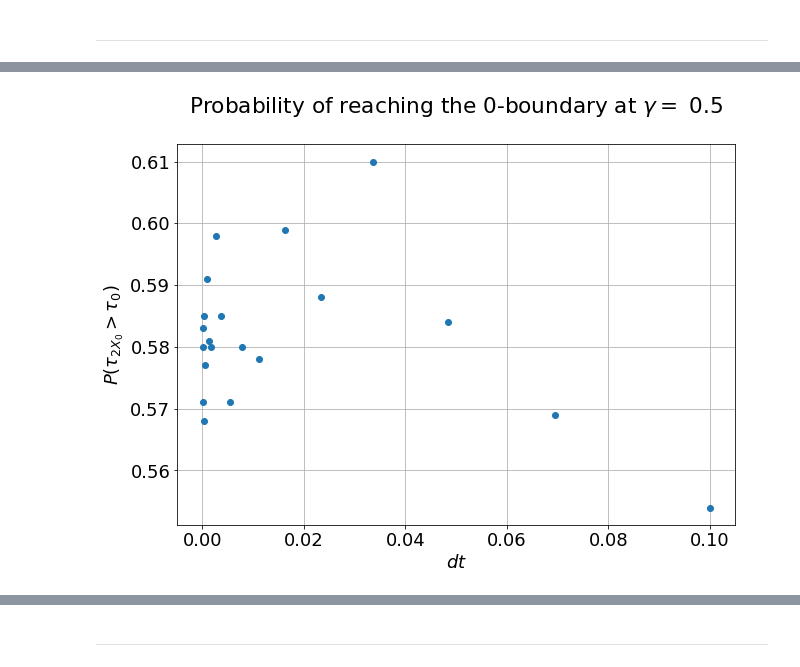
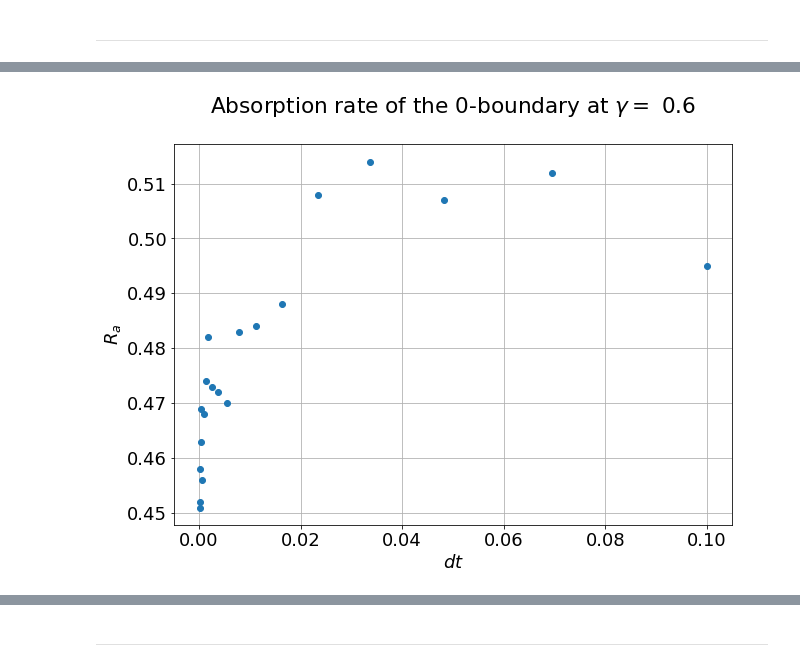
Before and after one commit to baskayj/Boundary-behavior-in-stochastic-differential-equations-used-in-Finance, a Jupyter notebook: CIR_Boundary_Project.ipynb, the cells around one changed output, grey strips where cells are left out. Drawn from its saved outputs; the diff is of its cells as text; code cells hidden in the pictures.

```diff
--- a/CIR_Boundary_Project.ipynb
+++ b/CIR_Boundary_Project.ipynb
@@ -2405,12 +2743,12 @@ plt.grid()
 # %%
-i = 4
+i = 5
 plt.figure(figsize=(10,7))
 plt.plot(var2,R[i,:],"o")
 
-plt.title(f"Probability of reaching the 0-boundary at $\gamma = $ {var[i]}\n")
+plt.title(f"Absorption rate of the 0-boundary at $\gamma = $ {var[i]}\n")
 
 plt.xlabel("$dt$")
-plt.ylabel("$P(\\tau_{2X_0}>\\tau_{0})$")
+plt.ylabel("$R_a$")
 plt.grid()
 # %% [output]
-[figure, old version]
+[figure, new version]
```
Also changed, not shown: parts of 47 cells of this notebook.
